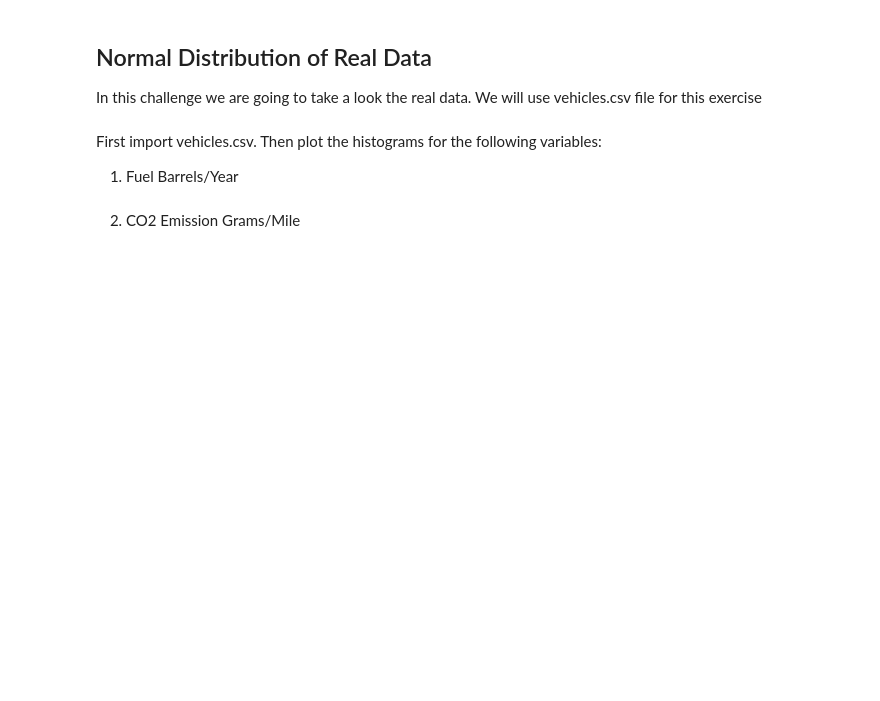
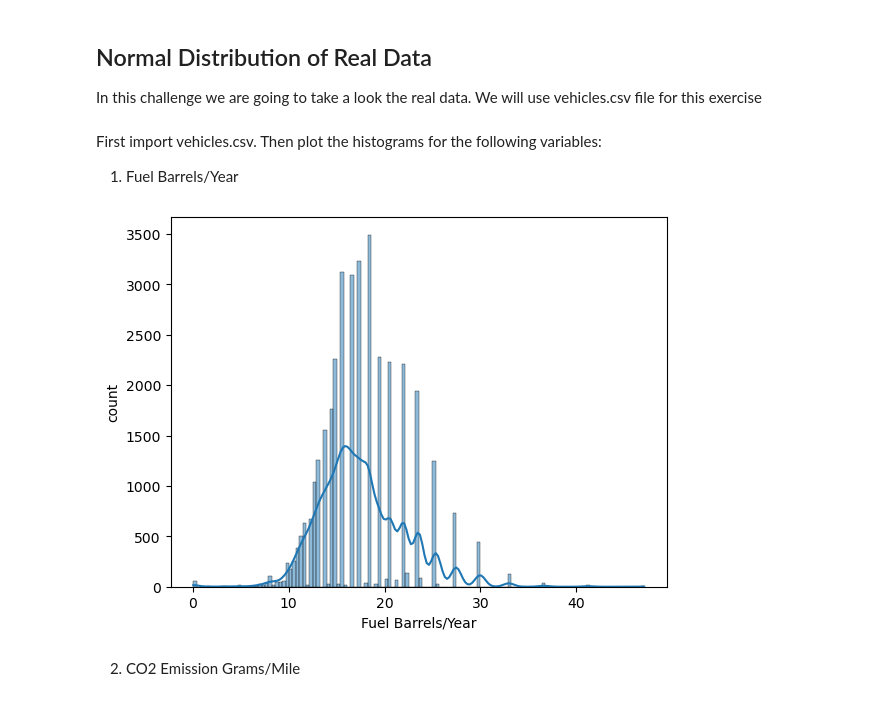
Before and after one commit to ironhack-labs/lab-continuous-probability-distributions-en, a Jupyter notebook: your-code/main.ipynb, the cells around one changed output. Cells and saved outputs as stored; diff of their text form; code cells hidden in the pictures; blank space fills up the shorter version.

```diff
--- a/your-code/main.ipynb
+++ b/your-code/main.ipynb
@@ -97,2 +125,10 @@ Then plot the histograms for the following variables:
+# %%
+# your code here
+plt.xlabel("Fuel Barrels/Year")
+plt.ylabel("count")
+sns.histplot(x = df["Fuel Barrels/Year"], kde=True)
+plt.show()
+# %% [output]
+[figure, added]
 # %% [markdown]
 2. CO2 Emission Grams/Mile
```
Also changed, not shown: parts of 42 cells of this notebook.
